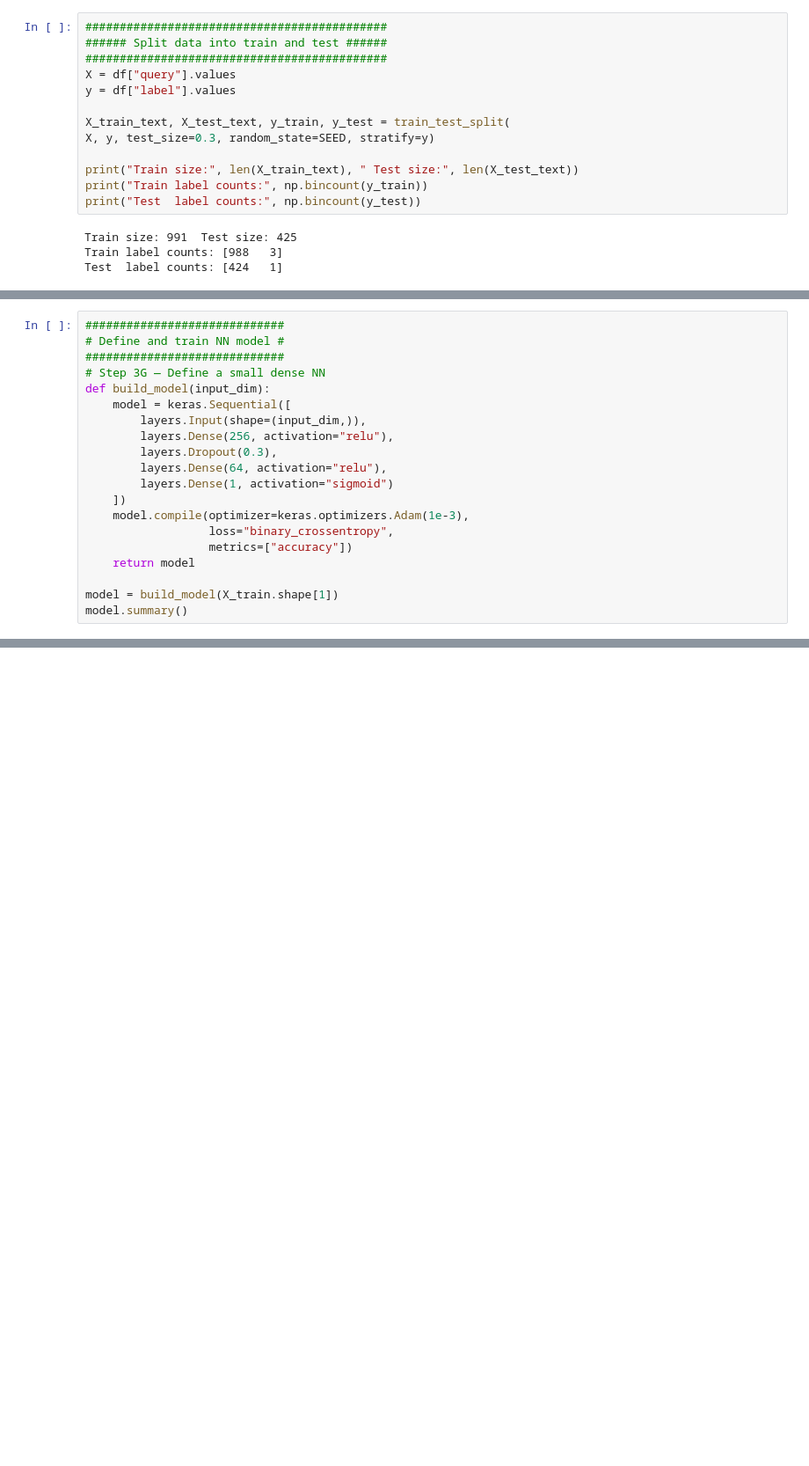
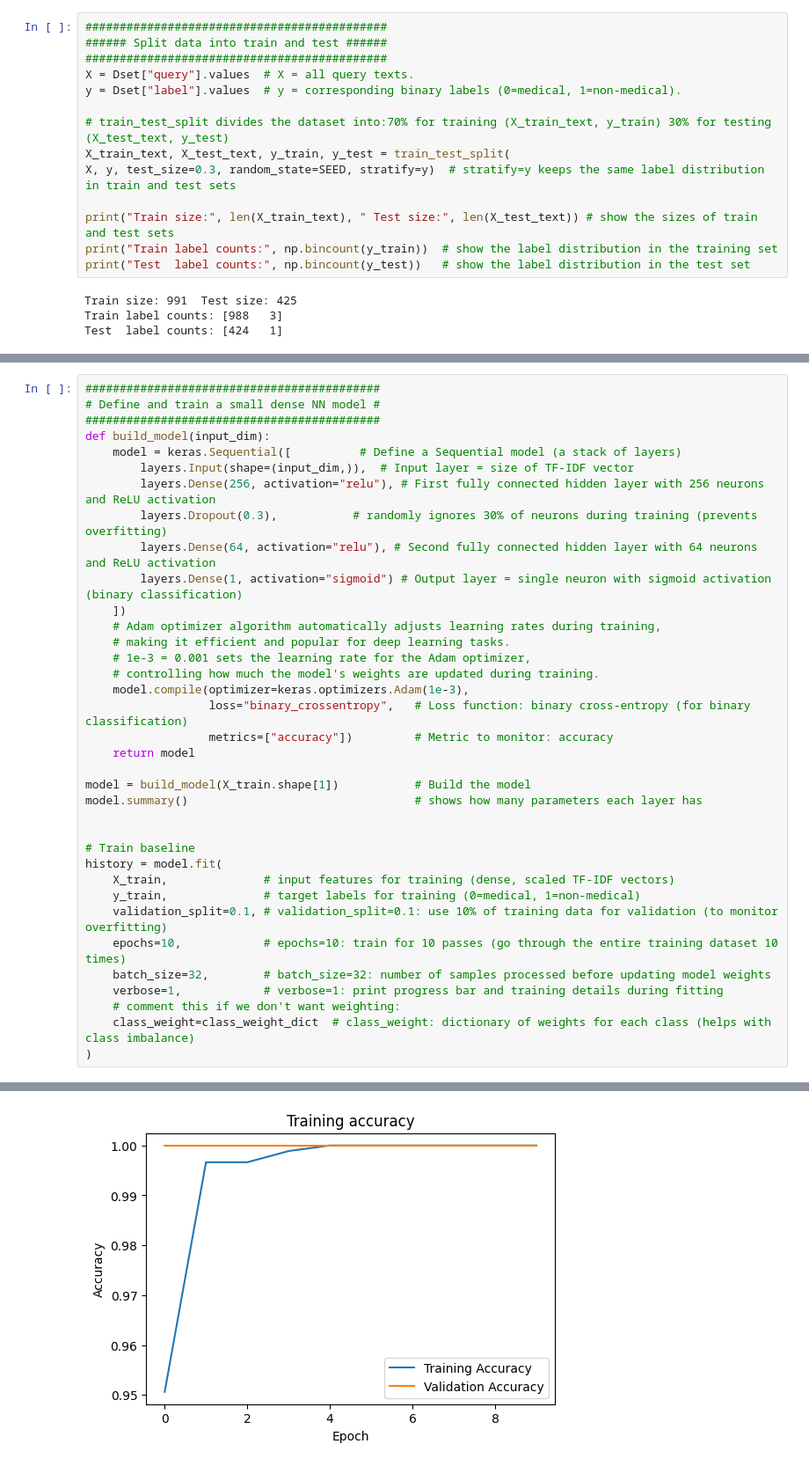
Before and after one commit to sgh4000/CDT-D2AIR-NLP, a Jupyter notebook: medical_query_trial2.ipynb, the cells around one changed output, grey strips where cells are left out. Shown: that part at 88% size. Drawn from its saved outputs; the diff is of its cells as text; blank space fills up the shorter version.

Commit message:
editing the code a bit and adding some comments

```diff
--- a/medical_query_trial2.ipynb
+++ b/medical_query_trial2.ipynb
@@ -91,15 +110,16 @@ Non-medical (label 1) examples:
 ############################################
 ###### Split data into train and test ######
 ############################################
-X = df["query"].values
-y = df["label"].values
+X = Dset["query"].values  # X = all query texts.
+y = Dset["label"].values  # y = corresponding binary labels (0=medical, 1=non-medical).
 
+# train_test_split divides the dataset into:70% for training (X_train_text, y_train) 30% for testing (X_test_text, y_test)
 X_train_text, X_test_text, y_train, y_test = train_test_split(
-X, y, test_size=0.3, random_state=SEED, stratify=y)
+X, y, test_size=0.3, random_state=SEED, stratify=y)  # stratify=y keeps the same label distribution in train and test sets
 
-print("Train size:", len(X_train_text), " Test size:", len(X_test_text))
-print("Train label counts:", np.bincount(y_train))
-print("Test  label counts:", np.bincount(y_test))
+print("Train size:", len(X_train_text), " Test size:", len(X_test_text)) # show the sizes of train and test sets
+print("Train label counts:", np.bincount(y_train))  # show the label distribution in the training set
+print("Test  label counts:", np.bincount(y_test))   # show the label distribution in the test set
 # %% [output]
 Train size: 991  Test size: 425
 Train label counts: [988   3]
@@ -128,21 +172,37 @@ X_train.shape, X_test.shape
 # %%
-#############################
-# Define and train NN model #
-#############################
-# Step 3G — Define a small dense NN
+###########################################
+# Define and train a small dense NN model #
+###########################################
 def build_model(input_dim):
-    model = keras.Sequential([
-        layers.Input(shape=(input_dim,)),
-        layers.Dense(256, activation="relu"),
-        layers.Dropout(0.3),
-        layers.Dense(64, activation="relu"),
-        layers.Dense(1, activation="sigmoid")
+    model = keras.Sequential([          # Define a Sequential model (a stack of layers)
+        layers.Input(shape=(input_dim,)),  # Input layer = size of TF-IDF vector
+        layers.Dense(256, activation="relu"), # First fully connected hidden layer with 256 neurons and ReLU activation
+        layers.Dropout(0.3),           # randomly ignores 30% of neurons during training (prevents overfitting)
+        layers.Dense(64, activation="relu"), # Second fully connected hidden layer with 64 neurons and ReLU activation
+        layers.Dense(1, activation="sigmoid") # Output layer = single neuron with sigmoid activation (binary classification)
     ])
+    # Adam optimizer algorithm automatically adjusts learning rates during training,
+    # making it efficient and popular for deep learning tasks.
+    # 1e-3 = 0.001 sets the learning rate for the Adam optimizer,
+    # controlling how much the model's weights are updated during training.
     model.compile(optimizer=keras.optimizers.Adam(1e-3),
-                  loss="binary_crossentropy",
-                  metrics=["accuracy"])
+                  loss="binary_crossentropy",   # Loss function: binary cross-entropy (for binary classification)
+                  metrics=["accuracy"])         # Metric to monitor: accuracy
     return model
 
-model = build_model(X_train.shape[1])
-model.summary()
+model = build_model(X_train.shape[1])           # Build the model
+model.summary()                                 # shows how many parameters each layer has
+
+
+# Train baseline
+history = model.fit(
+    X_train,              # input features for training (dense, scaled TF-IDF vectors)
+    y_train,              # target labels for training (0=medical, 1=non-medical)
+    validation_split=0.1, # validation_split=0.1: use 10% of training data for validation (to monitor overfitting)
+    epochs=10,            # epochs=10: train for 10 passes (go through the entire training dataset 10 times)
+    batch_size=32,        # batch_size=32: number of samples processed before updating model weights
+    verbose=1,            # verbose=1: print progress bar and training details during fitting
+    # comment this if we don't want weighting:
+    class_weight=class_weight_dict  # class_weight: dictionary of weights for each class (helps with class imbalance)
+)
 # %% [output]
@@ -163,0 +241 @@ Model: "sequential"
+[figure, added]
```
Also changed, not shown: parts of 10 cells of this notebook.
